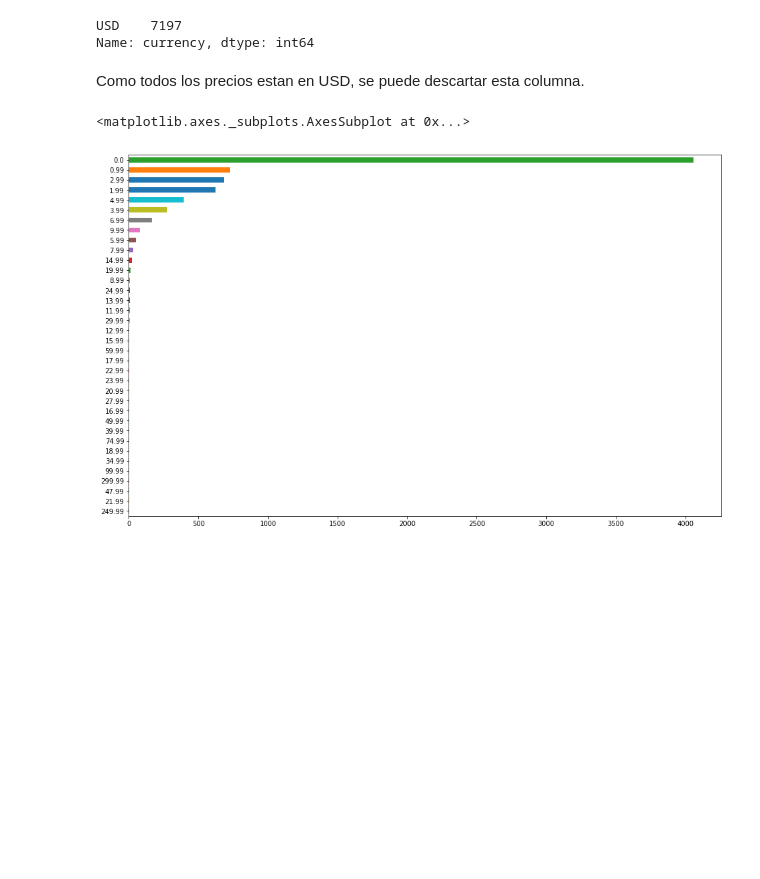
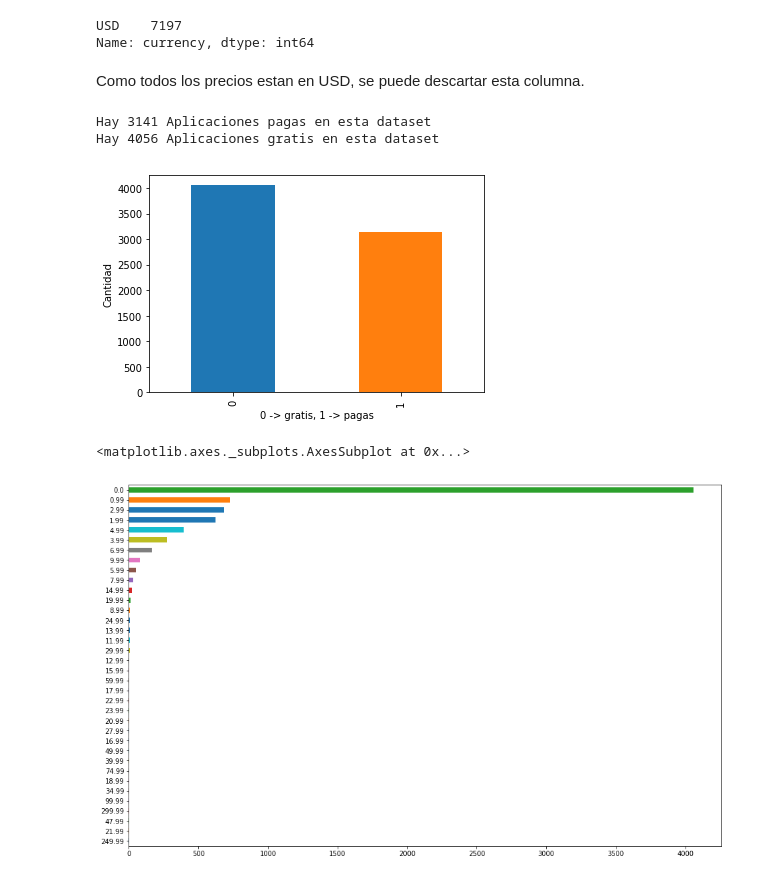
Before and after one commit to rozanecm/7550_tpFinal, a Jupyter notebook: Untitled.ipynb, the cells around one changed output. Drawn from its saved outputs; the diff is of its cells as text; code cells hidden in the pictures; blank space fills up the shorter version.

```diff
--- a/Untitled.ipynb
+++ b/Untitled.ipynb
@@ -71,6 +89,23 @@ Name: currency, dtype: int64
 Como todos los precios estan en USD, se puede descartar esta columna.
 # %%
 apps.drop('currency', axis=1, inplace=True)
+# %%
+apps['isNotFree'] = apps['price'].apply(lambda x: 1 if x > 0 else 0)
+df_app_notfree = apps[apps['isNotFree'] == 1]
+df_app_free = apps[apps['isNotFree'] == 0]
+
+print('Hay {} Aplicaciones pagas en esta dataset'.format(df_app_notfree.shape[0]))
+print('Hay {} Aplicaciones gratis en esta dataset'.format(df_app_free.shape[0]))
+# %% [output]
+Hay 3141 Aplicaciones pagas en esta dataset
+Hay 4056 Aplicaciones gratis en esta dataset
+# %%
+apps['isNotFree'].value_counts().plot.bar()
+plt.xlabel('0 -> gratis, 1 -> pagas')
+plt.ylabel('Cantidad')
+plt.show()
+# %% [output]
+[figure, added]
 # %%
 apps.price.value_counts(ascending=True).plot(kind='barh', figsize=(16,10))
 # %% [output]
```
Also changed, not shown: parts of 26 cells of this notebook.
